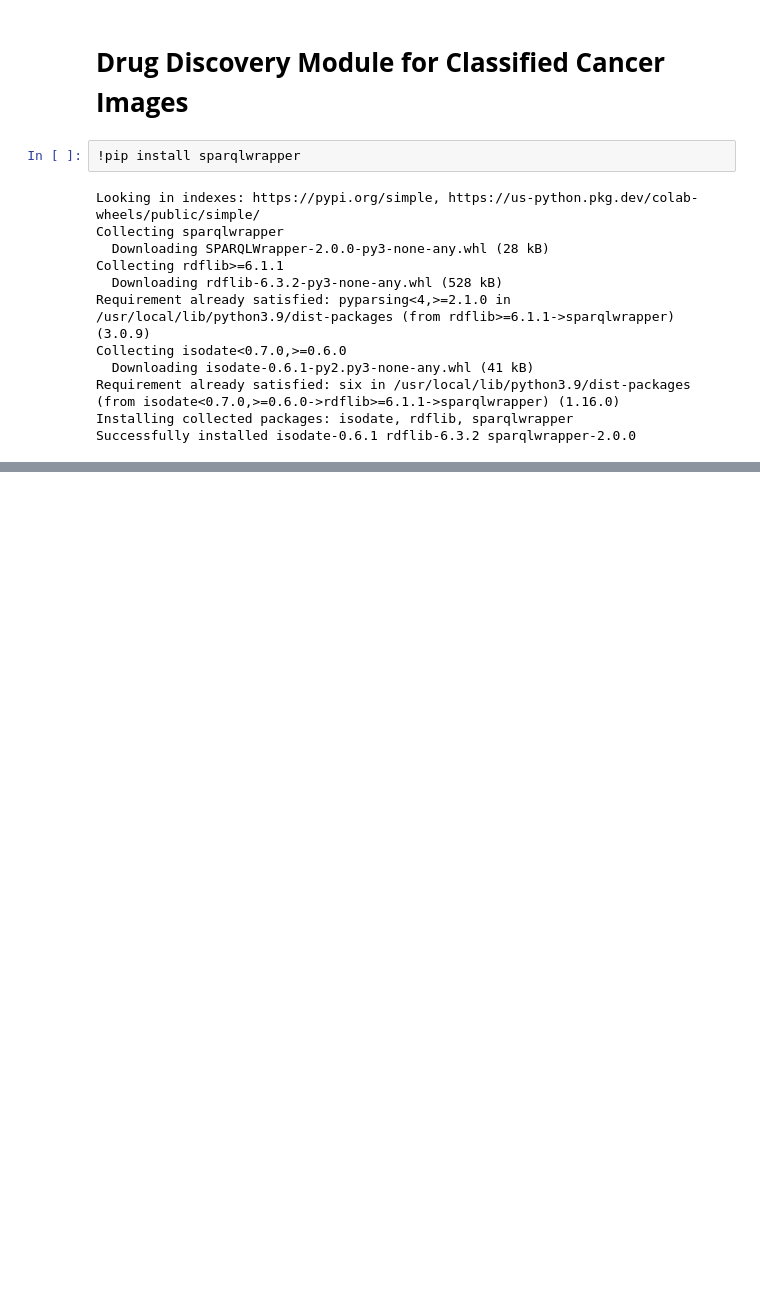
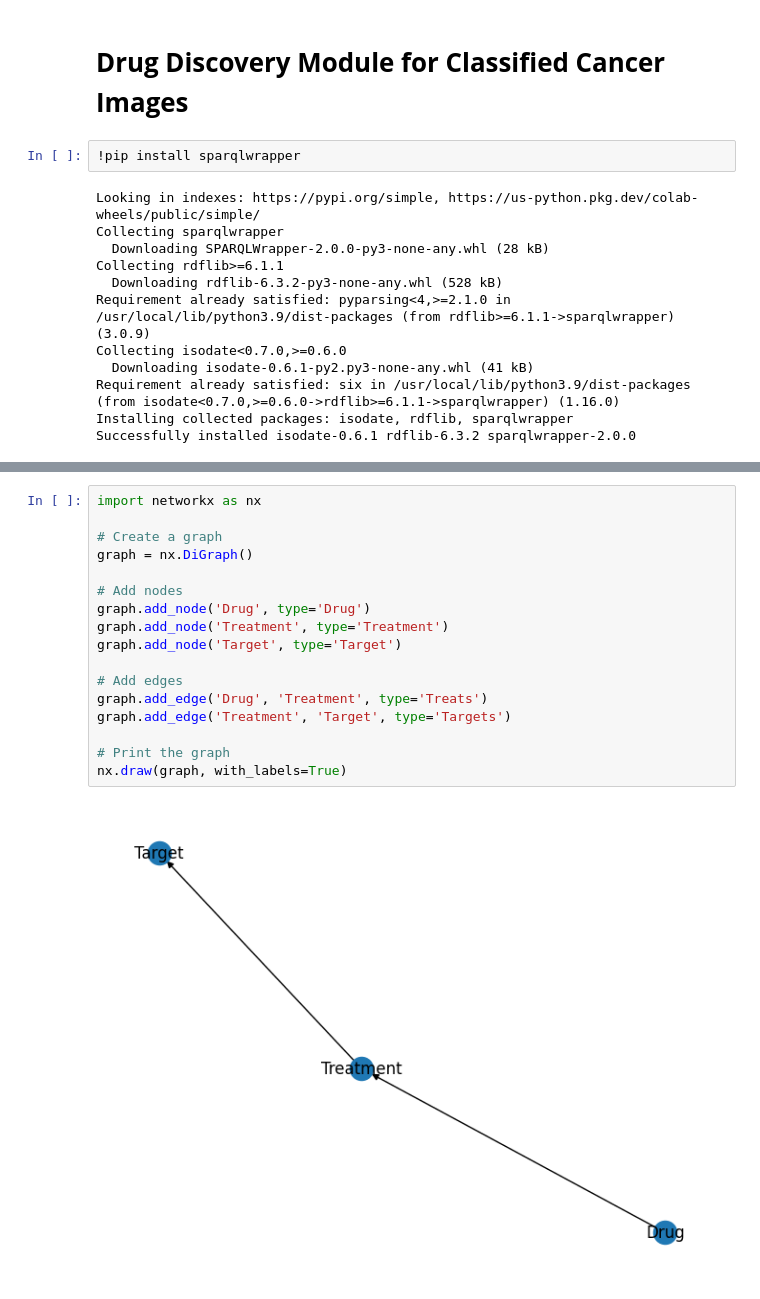
Before and after one commit to Anonymous1846/Blood-cancer-subtype-classification-using-DCNN, a Jupyter notebook: DCNN_Classifier.ipynb, the cells around one changed output, grey strips where cells are left out. Saved outputs shown, nothing was run; the diff lists cells and outputs as text; blank space fills up the shorter version.

```diff
--- a/DCNN_Classifier.ipynb
+++ b/DCNN_Classifier.ipynb
@@ -1151,0 +1147,19 @@ CPX-351:
+# %%
+import networkx as nx
+
+# Create a graph
+graph = nx.DiGraph()
+
+# Add nodes
+graph.add_node('Drug', type='Drug')
+graph.add_node('Treatment', type='Treatment')
+graph.add_node('Target', type='Target')
+
+# Add edges
+graph.add_edge('Drug', 'Treatment', type='Treats')
+graph.add_edge('Treatment', 'Target', type='Targets')
+
+# Print the graph
+nx.draw(graph, with_labels=True)
+# %% [output]
+[figure, added]
```
Also changed, not shown: parts of 2 cells of this notebook.
